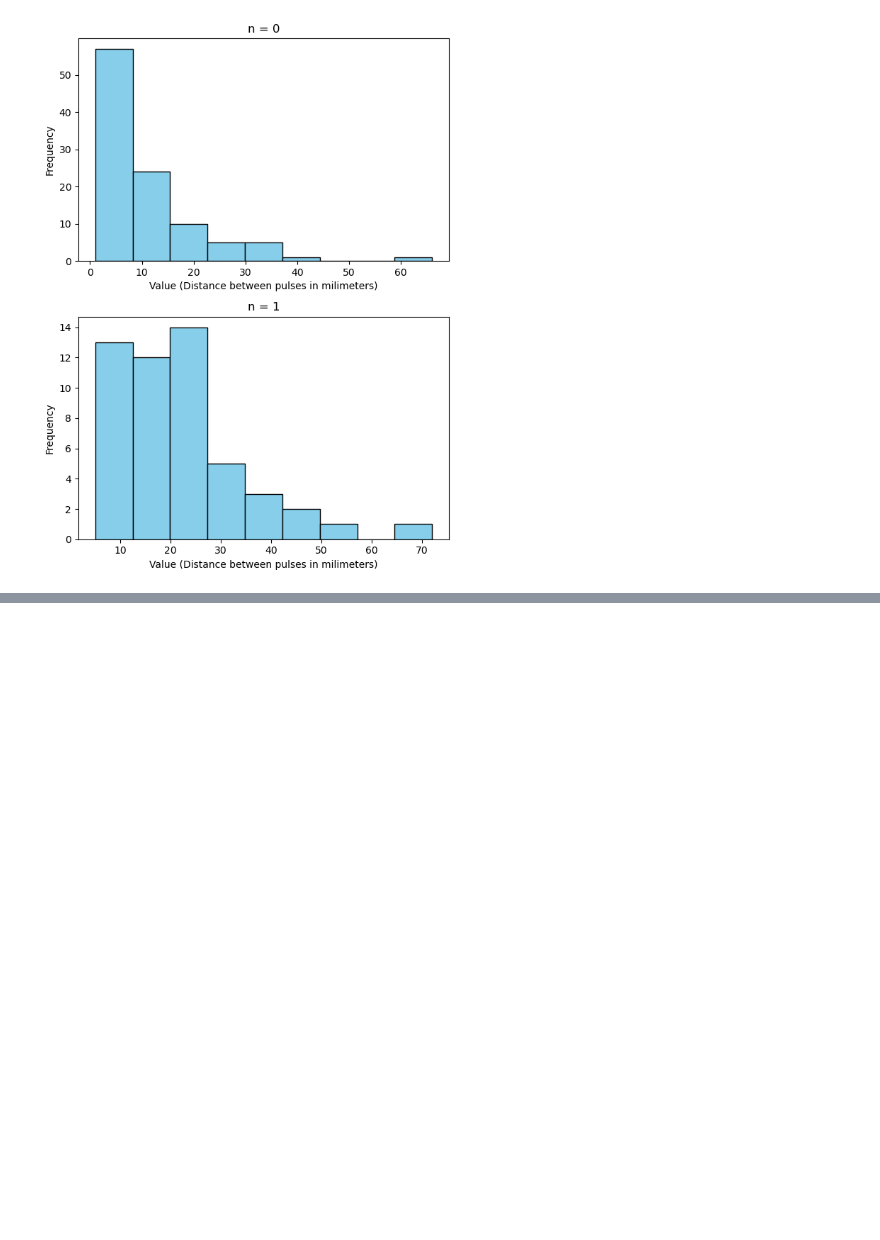
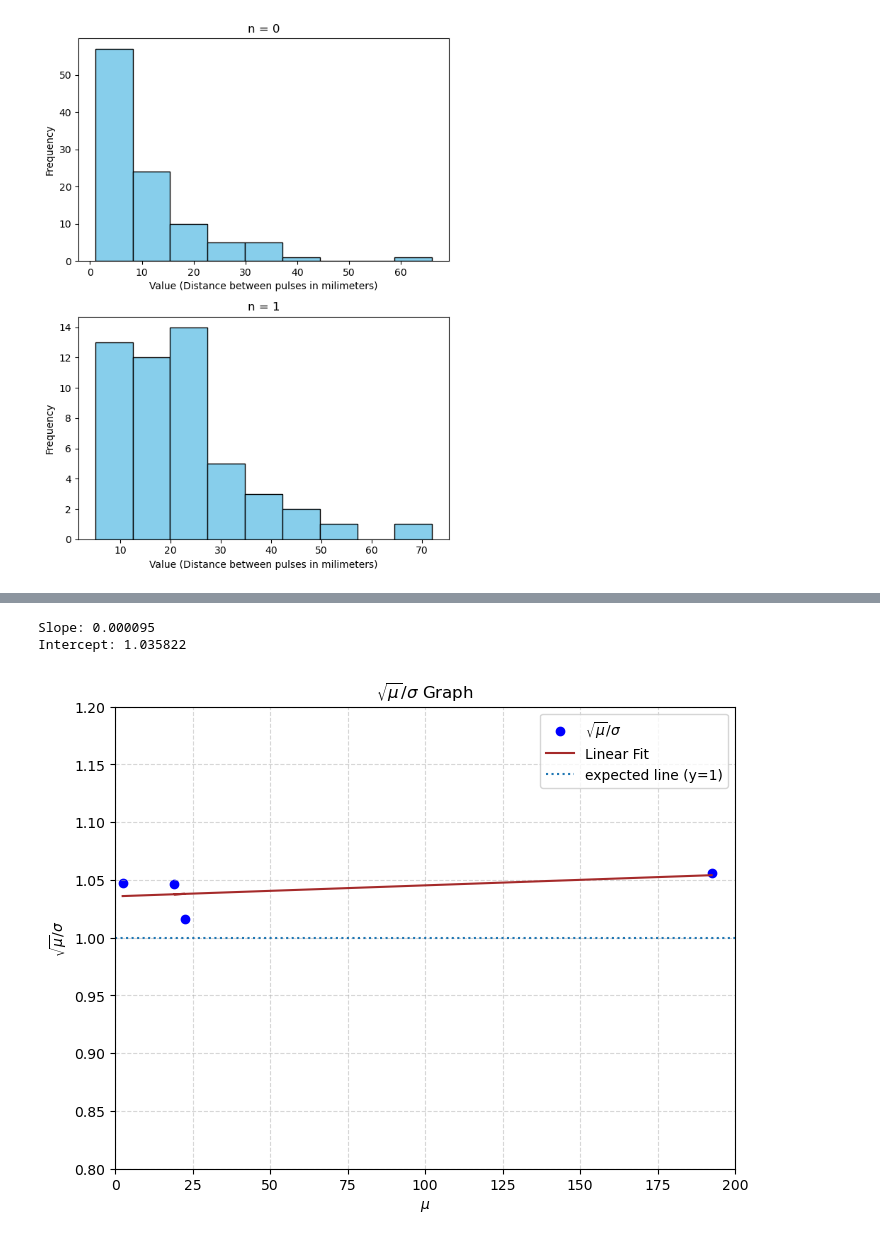
Before and after one commit to capta1Nemo/PHYS442-experiments, a Jupyter notebook: Poisson/dataset.ipynb, the cells around one changed output, grey strips where cells are left out. Cells and saved outputs as stored; diff of their text form; code cells hidden in the pictures; blank space fills up the shorter version.

```diff
--- a/Poisson/dataset.ipynb
+++ b/Poisson/dataset.ipynb
@@ -429,0 +398,38 @@ n1_fit = TF1(f"n1_fit_{i}", "x*([0]**2)*exp(-[0]*x)", min(col1_data), max(col1_d
+# %%
+means=[192.4,19.03,22.44,2.414]
+var=[13.14,4.167,4.661,1.484]
+def func2(means,var):
+    return [np.sqrt(means[i])/var[i] for i in range(len(means))]
+
+x_values=means
+y_values=func2(means,var)
+plt.figure(figsize=(8, 6))
+plt.scatter(means, func2(means,var), color='blue', label='$\sqrt{\mu}/\sigma$')
+
+# Optional: Fit a line (like in the image)
+fit = np.polyfit(x_values, y_values, 1)  # linear fit
+fit_fn = np.poly1d(fit)
+
+# Print slope and intercept
+slope, intercept = fit
+print(f"Slope: {slope:.6f}")
+print(f"Intercept: {intercept:.6f}")
+plt.plot(x_values, fit_fn(x_values), color='brown', label='Linear Fit')
+plt.axhline(y=1, linestyle=':', linewidth=1.5, label=r'expected line (y=1)')
+# Labels and Title
+plt.title(r'$\sqrt{\mu}/\sigma$ Graph')
+plt.xlabel(r'$\mu$')
+plt.ylabel(r'$\sqrt{\mu}/\sigma$')
+
+# Axes limits and grid
+plt.ylim(0.8, 1.2)
+plt.xlim(0, 200)
+plt.grid(True, linestyle='--', alpha=0.5)
+plt.legend()
+
+# Show
+plt.show()
+# %% [output]
+Slope: 0.000095
+Intercept: 1.035822
+[figure, added]
```
Also changed, not shown: parts of 19 cells of this notebook, 14 other files.
